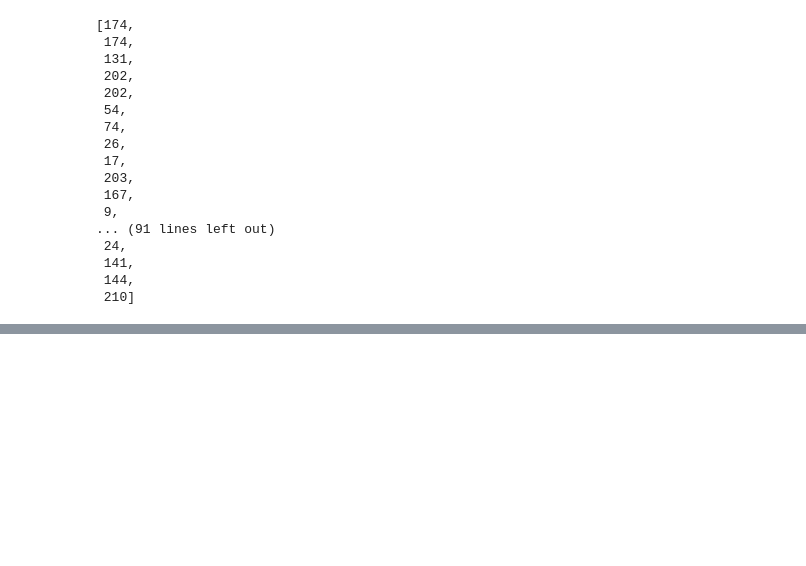
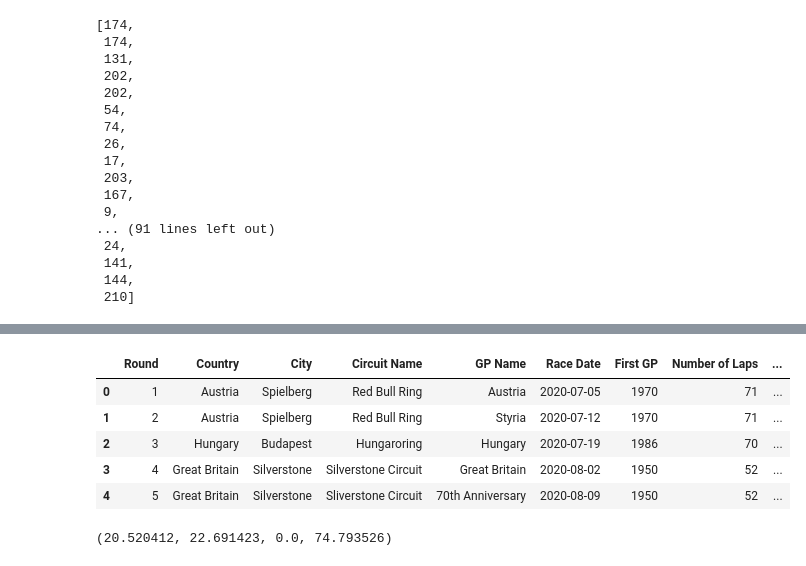
Before and after one commit to michalwietecki/f1-weather-dwh, a Jupyter notebook: results_table_creation.ipynb, the cells around one changed output, grey strips where cells are left out. Drawn from its saved outputs; the diff is of its cells as text; code cells hidden in the pictures; blank space fills up the shorter version.

Commit message:
function for extrecting data from weather api

```diff
--- a/results_table_creation.ipynb
+++ b/results_table_creation.ipynb
@@ -603,0 +679,19 @@ merged.to_csv("fect_weather.csv", index=False)
+# %%
+from datetime import datetime
+def convert_date_format(date_str):
+    return datetime.strptime(date_str, "%d/%m/%Y").strftime("%Y-%m-%d")
+# %%
+merged['Race Date'] = merged['Race Date'].apply(convert_date_format)
+# %%
+merged.head()
+# %% [output]
+|  | Round | Country | City | Circuit Name | GP Name | Race Date | First GP | Number of Laps | ... |
+| 0 | 1 | Austria | Spielberg | Red Bull Ring | Austria | 2020-07-05 | 1970 | 71 | ... |
+| 1 | 2 | Austria | Spielberg | Red Bull Ring | Styria | 2020-07-12 | 1970 | 71 | ... |
+| 2 | 3 | Hungary | Budapest | Hungaroring | Hungary | 2020-07-19 | 1986 | 70 | ... |
+| 3 | 4 | Great Britain | Silverstone | Silverstone Circuit | Great Britain | 2020-08-02 | 1950 | 52 | ... |
+| 4 | 5 | Great Britain | Silverstone | Sliverstone Circuit | 70th Anniversary | 2020-08-09 | 1950 | 52 | ... |
+# %%
+extract_weather_data("2020-08-09",52.0711,-1.0161)
+# %% [output]
+(20.520412, 22.691423, 0.0, 74.793526)
```
Also changed, not shown: parts of 4 cells of this notebook, 1 other file.
